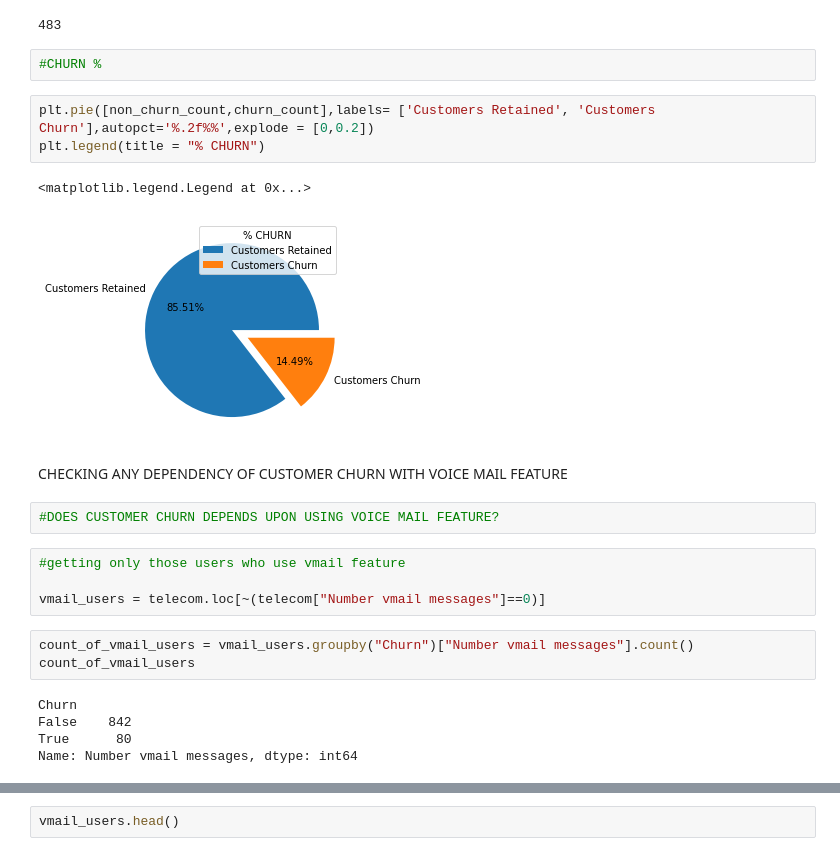
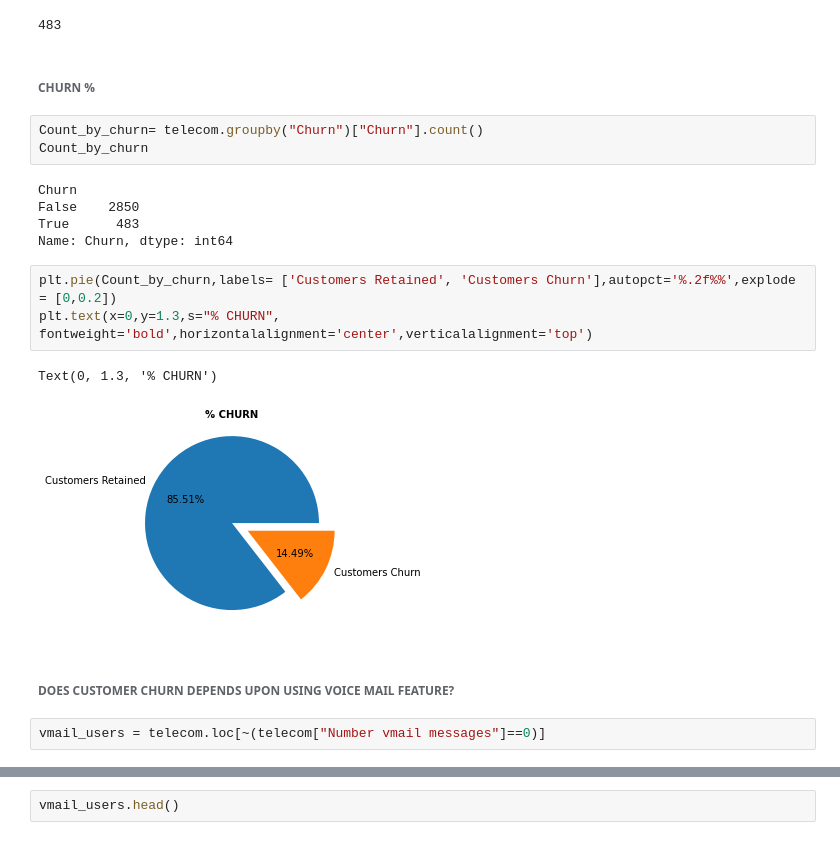
Before and after one commit to Harsshhhh/Telecom-Churn-Analysis-and-Prediction, a Jupyter notebook: Telecom_Churn_Analysis.ipynb, the cells around one changed output, grey strips where cells are left out. Cells and saved outputs as stored; diff of their text form.

```diff
--- a/Telecom_Churn_Analysis.ipynb
+++ b/Telecom_Churn_Analysis.ipynb
@@ -64,27 +58,23 @@ churn_count = telecom["Churn"][telecom["Churn"]== True].count()
 churn_count
 # %% [output]
 483
-# %%
-#CHURN %
+# %% [markdown]
+###### CHURN %
+# %%
+Count_by_churn= telecom.groupby("Churn")["Churn"].count()
+Count_by_churn
+# %% [output]
+Churn
+False    2850
+True      483
+Name: Churn, dtype: int64
 # %%
-plt.pie([non_churn_count,churn_count],labels= ['Customers Retained', 'Customers Churn'],autopct='%.2f%%',explode = [0,0.2])
-plt.legend(title = "% CHURN")
+plt.pie(Count_by_churn,labels= ['Customers Retained', 'Customers Churn'],autopct='%.2f%%',explode = [0,0.2])
+plt.text(x=0,y=1.3,s="% CHURN", fontweight='bold',horizontalalignment='center',verticalalignment='top')
 # %% [output]
-<matplotlib.legend.Legend at 0x...>
+Text(0, 1.3, '% CHURN')
-[figure, old version]
+[figure, new version]
 # %% [markdown]
-CHECKING ANY DEPENDENCY OF CUSTOMER CHURN WITH VOICE MAIL FEATURE
+###### DOES CUSTOMER CHURN DEPENDS UPON USING VOICE MAIL FEATURE?
-# %%
-#DOES CUSTOMER CHURN DEPENDS UPON USING VOICE MAIL FEATURE?
 # %%
-#getting only those users who use vmail feature
-
 vmail_users = telecom.loc[~(telecom["Number vmail messages"]==0)]
-# %%
-count_of_vmail_users = vmail_users.groupby("Churn")["Number vmail messages"].count()
-count_of_vmail_users
-# %% [output]
-Churn
-False    842
-True      80
-Name: Number vmail messages, dtype: int64
```
Also changed, not shown: parts of 28 cells of this notebook.
